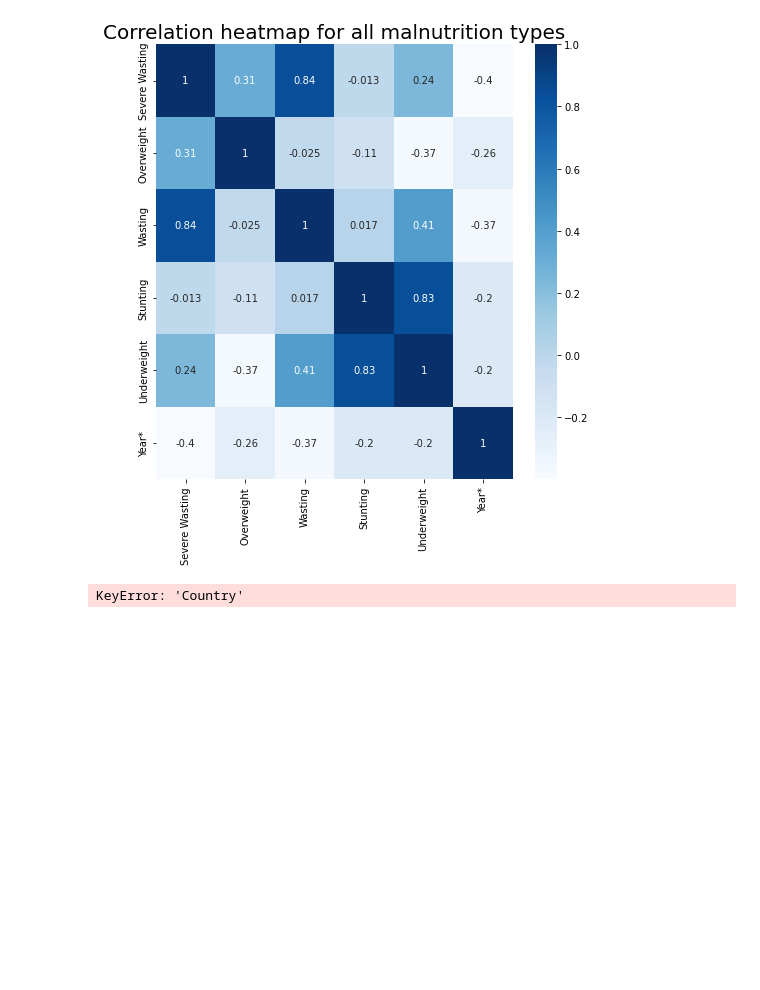
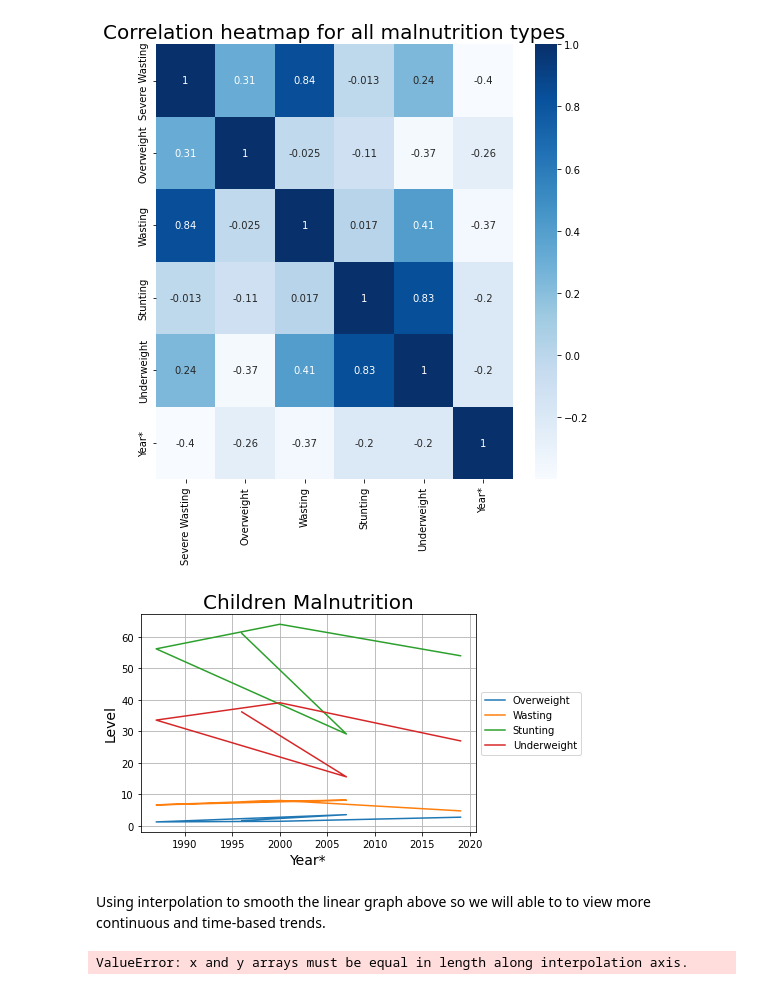
Before and after one commit to Oluwaleke/Child_malnutrition, a Jupyter notebook: Malnutrition_africa.ipynb, the cells around one changed output. Cells and saved outputs as stored; diff of their text form; code cells hidden in the pictures; blank space fills up the shorter version.

```diff
--- a/Malnutrition_africa.ipynb
+++ b/Malnutrition_africa.ipynb
@@ -411,17 +411,17 @@ plt.show()
 [figure]
 # %%
 # Now Observe US first
-data = malnutrition_gdp_data.loc[malnutrition_gdp_data['Country']=='NIGERIA']
+data = malnutrition_gdp_data.loc[malnutrition_gdp_data['Country_gdp'].isin(['Nigeria','Egypt','South Africa ','Algeria','Morocco','Ghana'])]
 
 x='Year*'
 y=['Overweight','Wasting','Stunting','Underweight']
 data.plot(x,y)
 plt.title('Children Malnutrition', fontsize=20)
 plt.xlabel('Year*', fontsize=14) # x label
 plt.ylabel('Level', fontsize=14) # y label
 plt.grid(which='major', axis='both') # creating dash
 plt.legend(loc='center left', bbox_to_anchor=(1, 0.5))
 fig.set_size_inches(10, 10)
 plt.show()
 # %% [output]
-KeyError: 'Country'
+[figure, added]
@@ -427,0 +435,28 @@ KeyError: 'Country'
+# %% [markdown]
+Using interpolation to smooth the linear graph above so we will able to to view more continuous and time-based trends.
+# %%
+# use interpld from scipy to smooth the lines
+
+x=countryData['Year*'] # x is the year
+X_=np.linspace(x.min(), x.max(),300) #X_ is the new x with linspace
+d= mal_type[1:] #z is actual datapoints
+
+for i in range(1,4):
+
+    y= mal_type[i] #interate the plot each y as malnutrtion types
+    smooth_model = interp1d(x, y ,kind = "cubic") #smooth with interplation
+    f=smooth_model(X_) #f is the new y
+
+plt.plot(X_,f) #plot
+plt.plot(x, d, 'ro') # red dots are the actual data points
+plt.plot(x, d, 'y--') # yellow dash lines are the linear plot
+plt.grid(which='major', axis='both') # creating dash
+plt.xlabel('Year', fontsize=14) # x label
+plt.ylabel('Percentage', fontsize=14) # y label
+plt.title(country_name+str(' Children Malnutrition Chart'), fontsize=20) # title
+plt.legend(mal_type[1:],loc='center left', bbox_to_anchor=(1, 0.5)) # legend
+plt.show()
+
+# Let's observe US data again now.
+# %% [output]
+ValueError: x and y arrays must be equal in length along interpolation axis.
```
Also changed, not shown: parts of 1 cell of this notebook.
